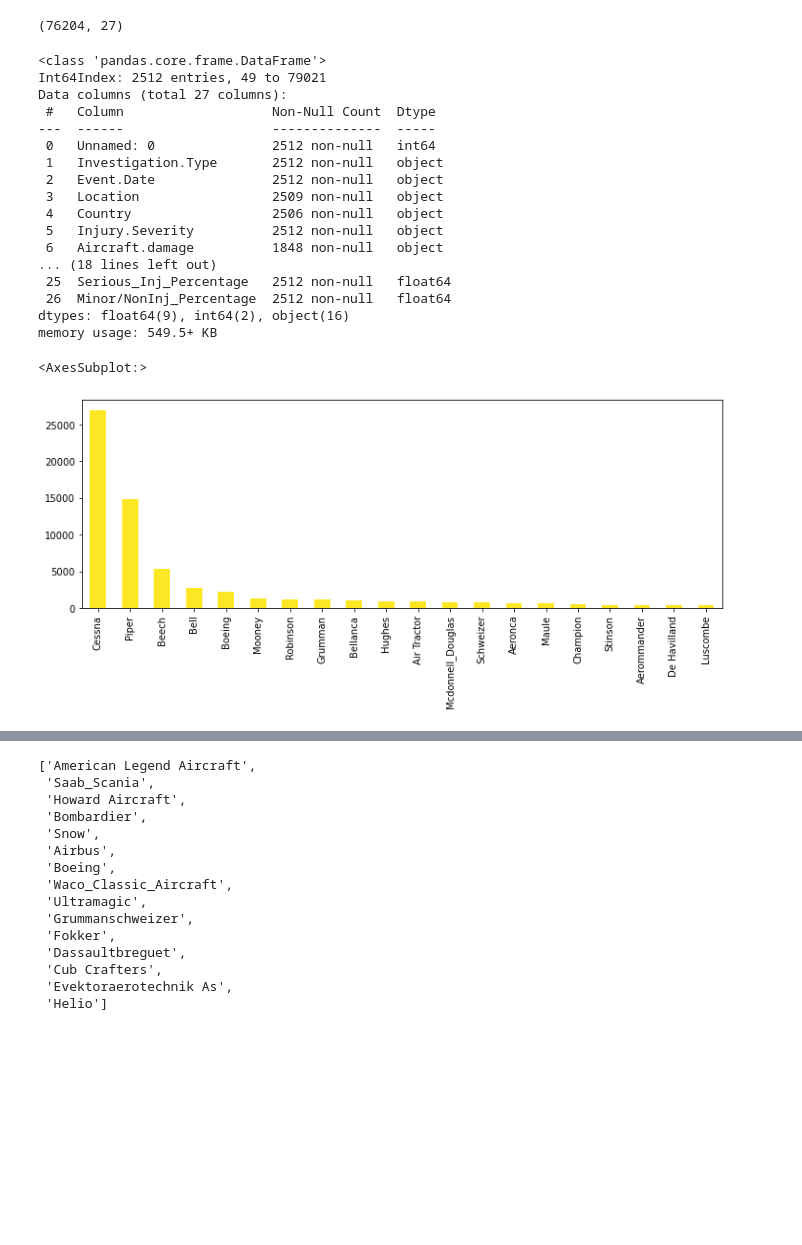
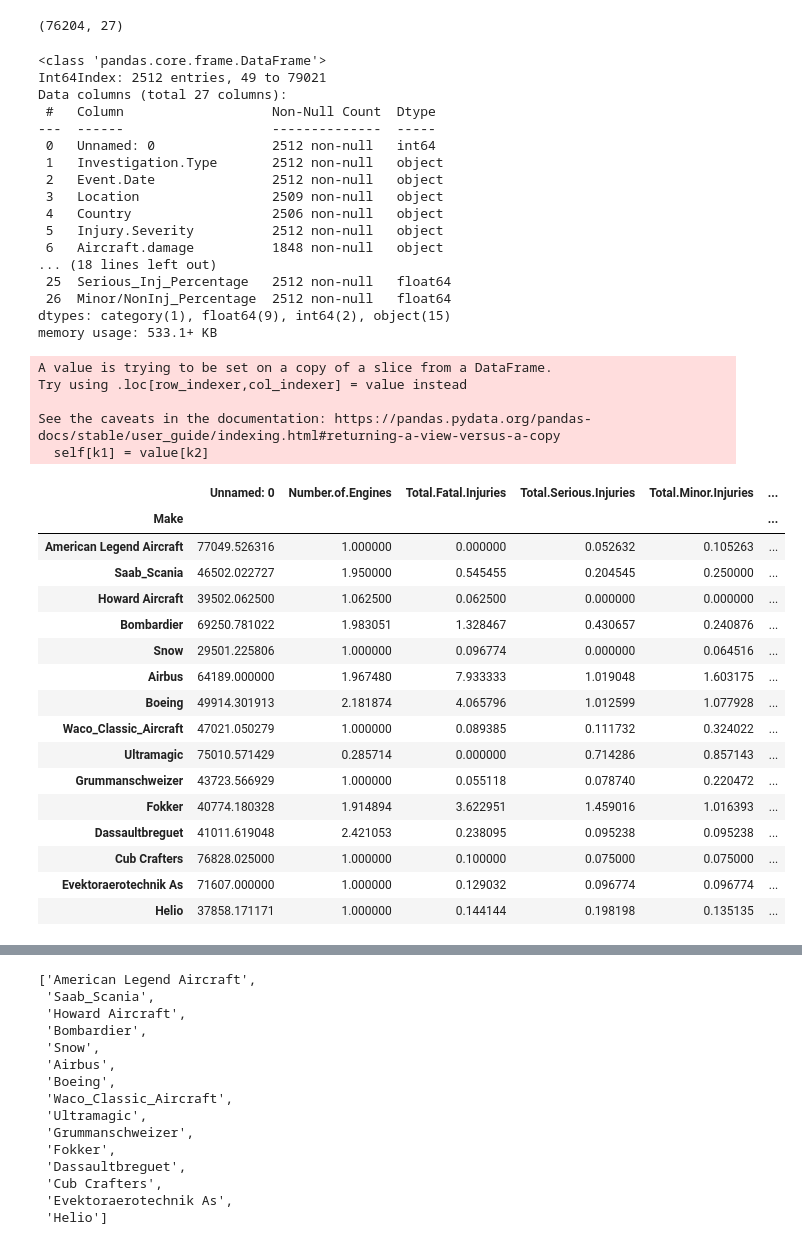
Before and after one commit to sunnywithcurlyhair/DS-Project-1, a Jupyter notebook: Sunny Liu Analysis.ipynb, the cells around one changed output, grey strips where cells are left out. Drawn from its saved outputs; the diff is of its cells as text; code cells hidden in the pictures; blank space fills up the shorter version.

```diff
--- a/Sunny Liu Analysis.ipynb
+++ b/Sunny Liu Analysis.ipynb
@@ -129,6 +128,7 @@ safest_makes=list(df_subset_make_mean.head(15).index)
 df_safest = df[df['Make'].isin(safest_makes)]
 
 df_safest_makes=df_safest[df_safest['Weather.Condition'].isin(['IMC','VMC'])]
+df_safest_makes[['Make']]=df_safest_makes[['Make']].astype('category')
 df_safest_makes.info()
 # %% [output]
 <class 'pandas.core.frame.DataFrame'>
@@ -146,11 +146,30 @@ Data columns (total 27 columns):
 ... (18 lines left out)
  25  Serious_Inj_Percentage   2512 non-null   float64
  26  Minor/NonInj_Percentage  2512 non-null   float64
-dtypes: float64(9), int64(2), object(16)
-memory usage: 549.5+ KB
+dtypes: category(1), float64(9), int64(2), object(15)
+memory usage: 533.1+ KB
+A value is trying to be set on a copy of a slice from a DataFrame.
+Try using .loc[row_indexer,col_indexer] = value instead
+
+See the caveats in the documentation: https://pandas.pydata.org/pandas-docs/stable/user_guide/indexing.html#returning-a-view-versus-a-copy
+  self[k1] = value[k2]
-# %%
-fig, ax = plt.subplots(figsize = (12,4))
-df_major['Make'].value_counts().head(20).plot.bar(ax=ax,colormap='viridis_r')
-# %% [output]
-<AxesSubplot:>
-[figure, removed]
+# %%
+df_subset_make_mean.head(15)
+# %% [output]
+|  | Unnamed: 0 | Number.of.Engines | Total.Fatal.Injuries | Total.Serious.Injuries | Total.Minor.Injuries | ... |
+| Make |  |  |  |  |  | ... |
+| American Legend Aircraft | 77049.526316 | 1.000000 | 0.000000 | 0.052632 | 0.105263 | ... |
+| Saab_Scania | 46502.022727 | 1.950000 | 0.545455 | 0.204545 | 0.250000 | ... |
+| Howard Aircraft | 39502.062500 | 1.062500 | 0.062500 | 0.000000 | 0.000000 | ... |
+| Bombardier | 69250.781022 | 1.983051 | 1.328467 | 0.430657 | 0.240876 | ... |
+| Snow | 29501.225806 | 1.000000 | 0.096774 | 0.000000 | 0.064516 | ... |
+| Airbus | 64189.000000 | 1.967480 | 7.933333 | 1.019048 | 1.603175 | ... |
+| Boeing | 49914.301913 | 2.181874 | 4.065796 | 1.012599 | 1.077928 | ... |
+| Waco_Classic_Aircraft | 47021.050279 | 1.000000 | 0.089385 | 0.111732 | 0.324022 | ... |
+| Ultramagic | 75010.571429 | 0.285714 | 0.000000 | 0.714286 | 0.857143 | ... |
+| Grummanschweizer | 43723.566929 | 1.000000 | 0.055118 | 0.078740 | 0.220472 | ... |
+| Fokker | 40774.180328 | 1.914894 | 3.622951 | 1.459016 | 1.016393 | ... |
+| Dassaultbreguet | 41011.619048 | 2.421053 | 0.238095 | 0.095238 | 0.095238 | ... |
+| Cub Crafters | 76828.025000 | 1.000000 | 0.100000 | 0.075000 | 0.075000 | ... |
+| Evektoraerotechnik As | 71607.000000 | 1.000000 | 0.129032 | 0.096774 | 0.096774 | ... |
+| Helio | 37858.171171 | 1.000000 | 0.144144 | 0.198198 | 0.135135 | ... |
```
Also changed, not shown: parts of 9 cells of this notebook.
